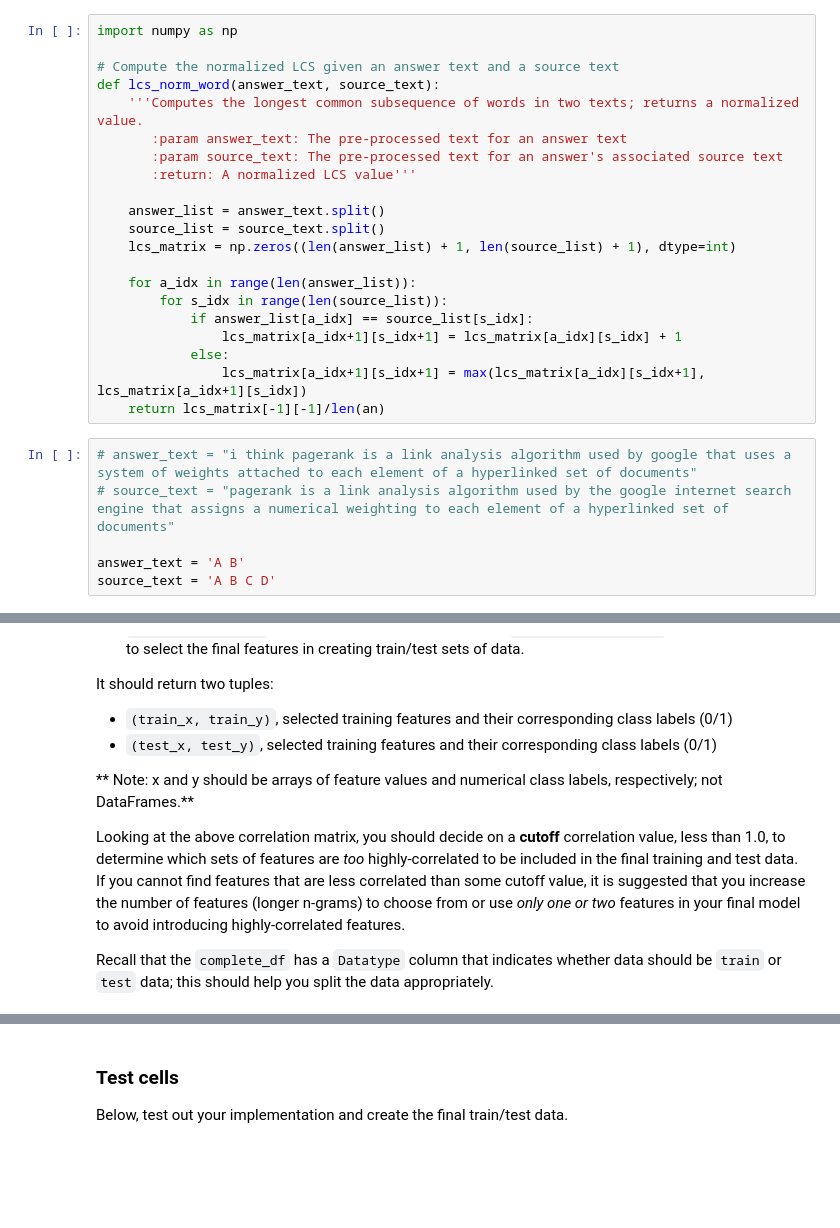
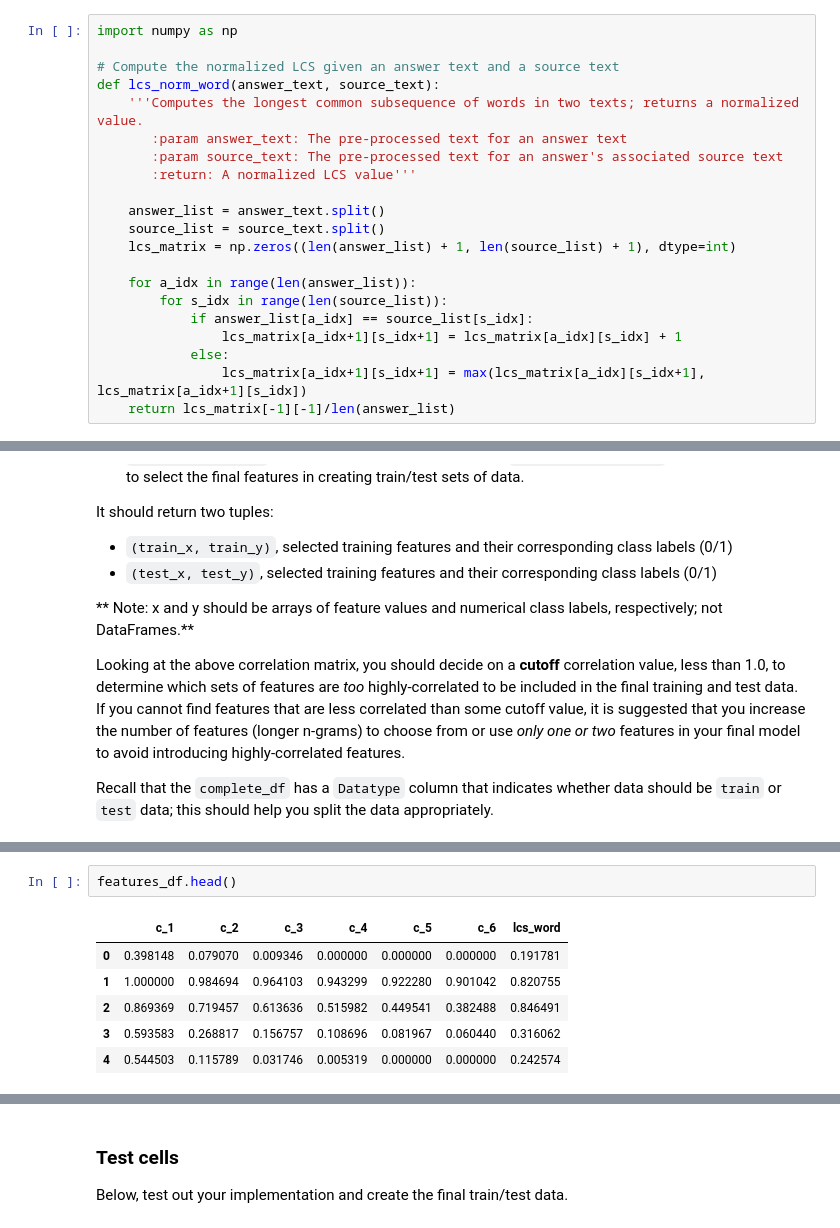
Before and after one commit to Punchyou/plagiarism_detection, a Jupyter notebook: 2_Plagiarism_Feature_Engineering.ipynb, the cells around one changed output, grey strips where cells are left out. Saved outputs shown, nothing was run; the diff lists cells and outputs as text; blank space fills up the shorter version.

```diff
--- a/2_Plagiarism_Feature_Engineering.ipynb
+++ b/2_Plagiarism_Feature_Engineering.ipynb
@@ -531,10 +530,4 @@ def lcs_norm_word(answer_text, source_text):
                 lcs_matrix[a_idx+1][s_idx+1] = lcs_matrix[a_idx][s_idx] + 1
             else:
                 lcs_matrix[a_idx+1][s_idx+1] = max(lcs_matrix[a_idx][s_idx+1], lcs_matrix[a_idx+1][s_idx])
-    return lcs_matrix[-1][-1]/len(an)
+    return lcs_matrix[-1][-1]/len(answer_list)
-# %%
-# answer_text = "i think pagerank is a link analysis algorithm used by google that uses a system of weights attached to each element of a hyperlinked set of documents"
-# source_text = "pagerank is a link analysis algorithm used by the google internet search engine that assigns a numerical weighting to each element of a hyperlinked set of documents"
-
-answer_text = 'A B'
-source_text = 'A B C D'
@@ -760,3 +798,12 @@ Recall that the `complete_df` has a `Datatype` column that indicates whether dat
+# %%
+features_df.head()
+# %% [output]
+|  | c_1 | c_2 | c_3 | c_4 | c_5 | c_6 | lcs_word |
+| 0 | 0.398148 | 0.079070 | 0.009346 | 0.000000 | 0.000000 | 0.000000 | 0.191781 |
+| 1 | 1.000000 | 0.984694 | 0.964103 | 0.943299 | 0.922280 | 0.901042 | 0.820755 |
+| 2 | 0.869369 | 0.719457 | 0.613636 | 0.515982 | 0.449541 | 0.382488 | 0.846491 |
+| 3 | 0.593583 | 0.268817 | 0.156757 | 0.108696 | 0.081967 | 0.060440 | 0.316062 |
+| 4 | 0.544503 | 0.115789 | 0.031746 | 0.005319 | 0.000000 | 0.000000 | 0.242574 |
 # %%
 # Takes in dataframes and a list of selected features (column names)
 # and returns (train_x, train_y), (test_x, test_y)
```
Also changed, not shown: parts of 17 cells of this notebook.
